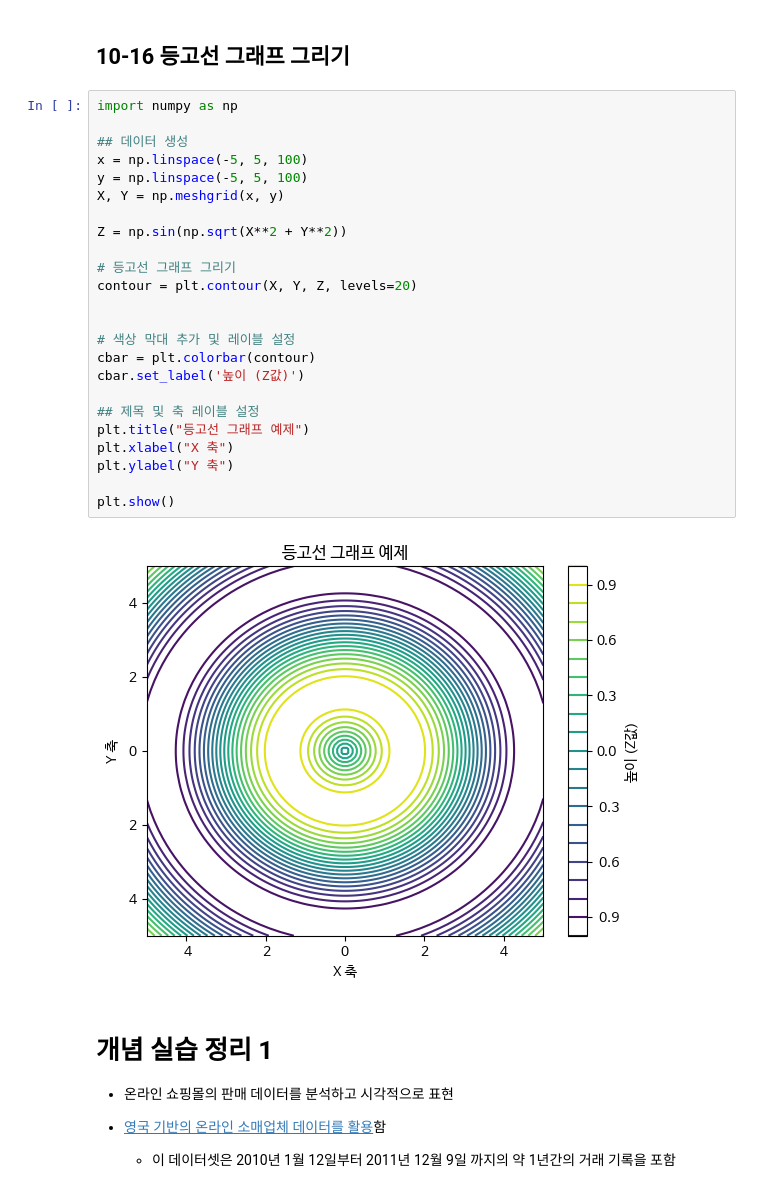
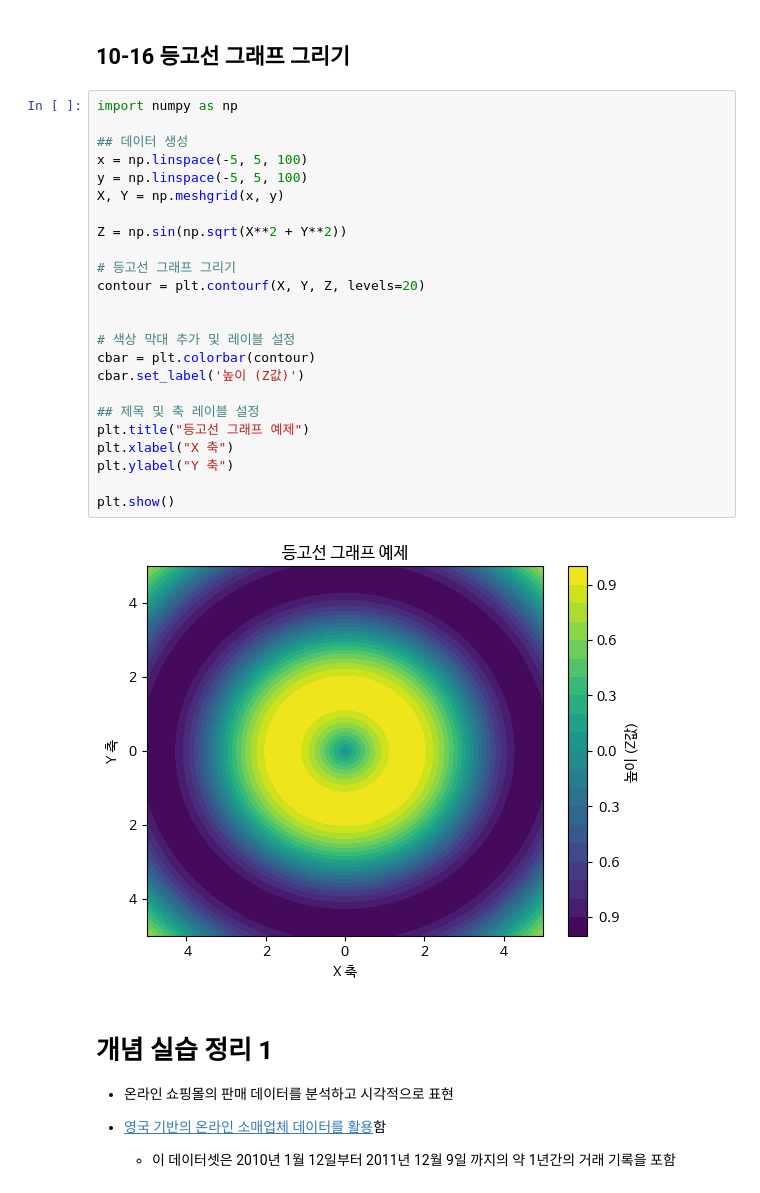
Before and after one commit to yonghanchoi/DataAnalysis, a Jupyter notebook: 오픈소스_데이터_분석_10강.ipynb, the cells around one changed output. Drawn from its saved outputs; the diff is of its cells as text.

```diff
--- a/오픈소스_데이터_분석_10강.ipynb
+++ b/오픈소스_데이터_분석_10강.ipynb
@@ -387,29 +387,29 @@ plt.show()
 # %%
 import numpy as np
 
 ## 데이터 생성
 x = np.linspace(-5, 5, 100)
 y = np.linspace(-5, 5, 100)
 X, Y = np.meshgrid(x, y)
 
 Z = np.sin(np.sqrt(X**2 + Y**2))
 
 # 등고선 그래프 그리기
-contour = plt.contour(X, Y, Z, levels=20)
+contour = plt.contourf(X, Y, Z, levels=20)
 
 
 # 색상 막대 추가 및 레이블 설정
 cbar = plt.colorbar(contour)
 cbar.set_label('높이 (Z값)')
 
 ## 제목 및 축 레이블 설정
 plt.title("등고선 그래프 예제")
 plt.xlabel("X 축")
 plt.ylabel("Y 축")
 
 plt.show()
 # %% [output]
-[figure, old version]
+[figure, new version]
 # %% [markdown]
 # 개념 실습 정리 1
 
```
Also changed, not shown: parts of 4 cells of this notebook.
